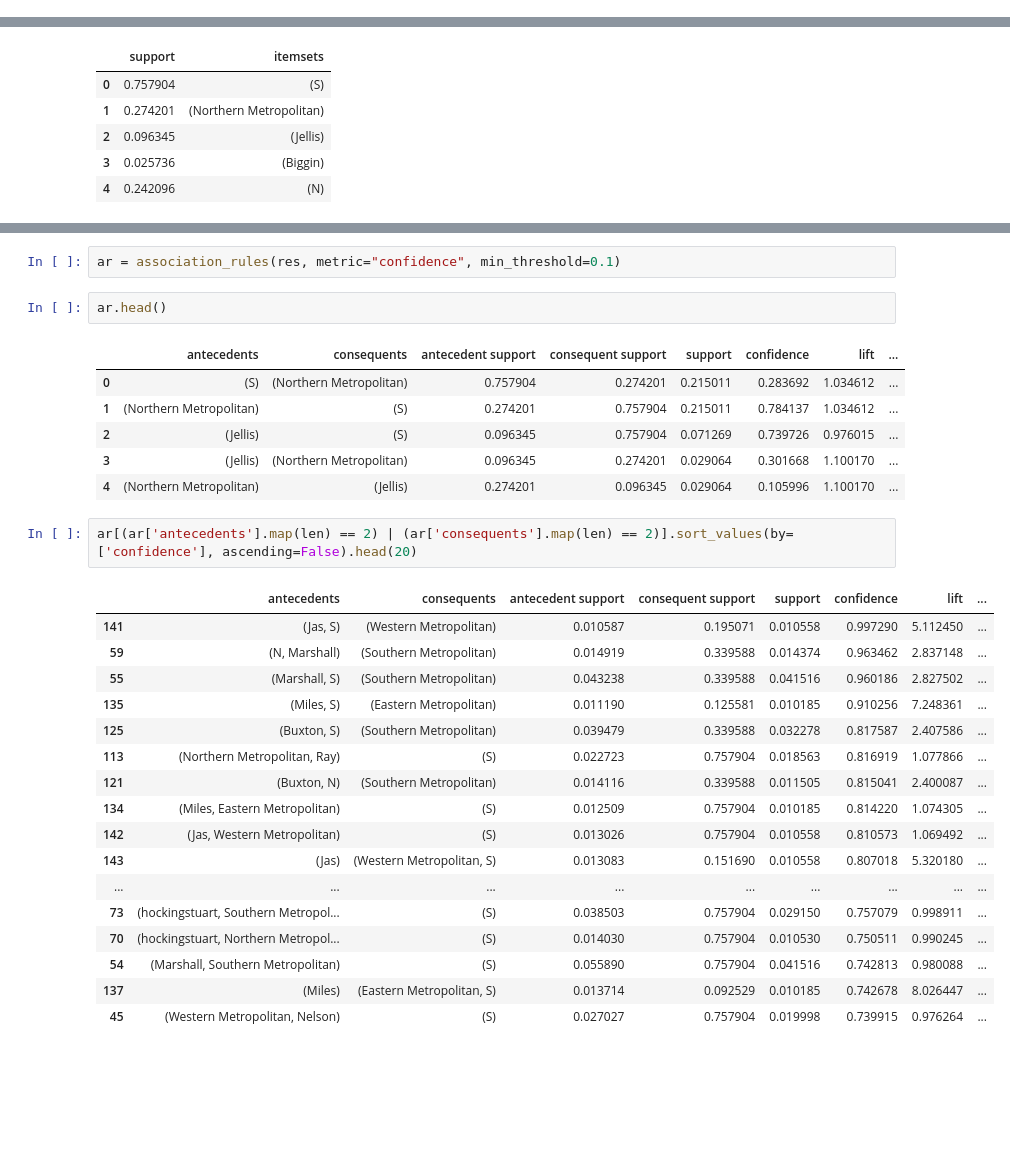
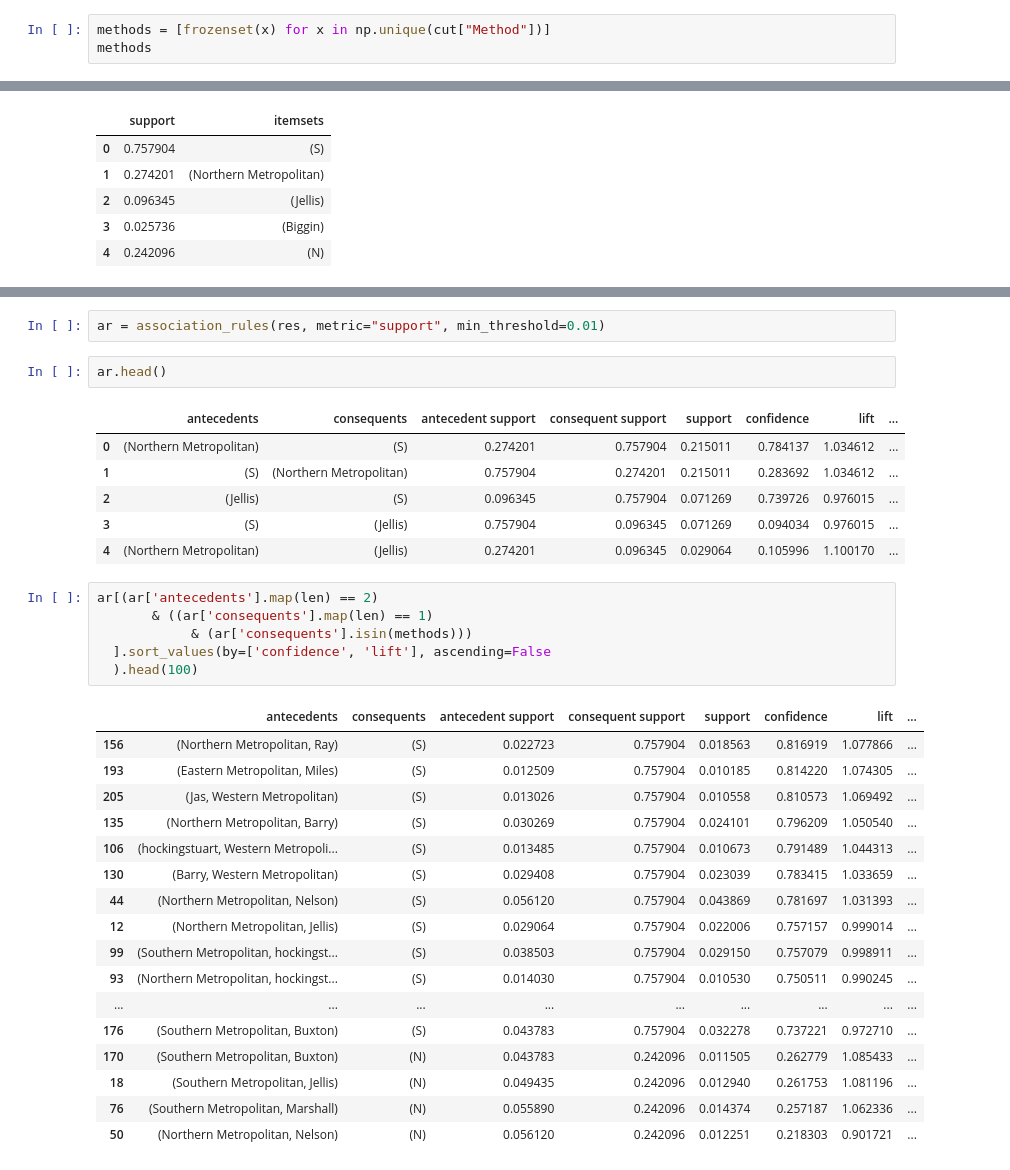
Before and after one commit to knoexus/swansea-M35-bddm, a Jupyter notebook: cw2/Association.ipynb, the cells around one changed output, grey strips where cells are left out. Drawn from its saved outputs; the diff is of its cells as text; blank space fills up the shorter version.

```diff
--- a/cw2/Association.ipynb
+++ b/cw2/Association.ipynb
@@ -46,3 +46,6 @@ print(np.unique(cut["Method"]))
 ['PI' 'PN' 'S' 'SA' 'SN' 'SP' 'SS' 'VB' 'W']
 # %%
 cut["Method"] = cut["Method"].apply(lambda x: 'S' if x.startswith('S') else 'N')
+# %%
+methods = [frozenset(x) for x in np.unique(cut["Method"])]
+methods
@@ -95,31 +100,35 @@ res[res['itemsets'].map(len) == 3].sort_values(by=['support'], ascending=False)
 # %%
-ar = association_rules(res, metric="confidence", min_threshold=0.1)
+ar = association_rules(res, metric="support", min_threshold=0.01)
 # %%
 ar.head()
 # %% [output]
 |  | antecedents | consequents | antecedent support | consequent support | support | confidence | lift | ... |
-| 0 | (S) | (Northern Metropolitan) | 0.757904 | 0.274201 | 0.215011 | 0.283692 | 1.034612 | ... |
-| 1 | (Northern Metropolitan) | (S) | 0.274201 | 0.757904 | 0.215011 | 0.784137 | 1.034612 | ... |
+| 0 | (Northern Metropolitan) | (S) | 0.274201 | 0.757904 | 0.215011 | 0.784137 | 1.034612 | ... |
+| 1 | (S) | (Northern Metropolitan) | 0.757904 | 0.274201 | 0.215011 | 0.283692 | 1.034612 | ... |
 | 2 | (Jellis) | (S) | 0.096345 | 0.757904 | 0.071269 | 0.739726 | 0.976015 | ... |
-| 3 | (Jellis) | (Northern Metropolitan) | 0.096345 | 0.274201 | 0.029064 | 0.301668 | 1.100170 | ... |
+| 3 | (S) | (Jellis) | 0.757904 | 0.096345 | 0.071269 | 0.094034 | 0.976015 | ... |
 | 4 | (Northern Metropolitan) | (Jellis) | 0.274201 | 0.096345 | 0.029064 | 0.105996 | 1.100170 | ... |
 # %%
-ar[(ar['antecedents'].map(len) == 2) | (ar['consequents'].map(len) == 2)].sort_values(by=['confidence'], ascending=False).head(20)
+ar[(ar['antecedents'].map(len) == 2)
+       & ((ar['consequents'].map(len) == 1)
+            & (ar['consequents'].isin(methods)))
+  ].sort_values(by=['confidence', 'lift'], ascending=False
+  ).head(100)
 # %% [output]
 |  | antecedents | consequents | antecedent support | consequent support | support | confidence | lift | ... |
-| 141 | (Jas, S) | (Western Metropolitan) | 0.010587 | 0.195071 | 0.010558 | 0.997290 | 5.112450 | ... |
-| 59 | (N, Marshall) | (Southern Metropolitan) | 0.014919 | 0.339588 | 0.014374 | 0.963462 | 2.837148 | ... |
-| 55 | (Marshall, S) | (Southern Metropolitan) | 0.043238 | 0.339588 | 0.041516 | 0.960186 | 2.827502 | ... |
-| 135 | (Miles, S) | (Eastern Metropolitan) | 0.011190 | 0.125581 | 0.010185 | 0.910256 | 7.248361 | ... |
-| 125 | (Buxton, S) | (Southern Metropolitan) | 0.039479 | 0.339588 | 0.032278 | 0.817587 | 2.407586 | ... |
-| 113 | (Northern Metropolitan, Ray) | (S) | 0.022723 | 0.757904 | 0.018563 | 0.816919 | 1.077866 | ... |
-| 121 | (Buxton, N) | (Southern Metropolitan) | 0.014116 | 0.339588 | 0.011505 | 0.815041 | 2.400087 | ... |
-| 134 | (Miles, Eastern Metropolitan) | (S) | 0.012509 | 0.757904 | 0.010185 | 0.814220 | 1.074305 | ... |
-| 142 | (Jas, Western Metropolitan) | (S) | 0.013026 | 0.757904 | 0.010558 | 0.810573 | 1.069492 | ... |
-| 143 | (Jas) | (Western Metropolitan, S) | 0.013083 | 0.151690 | 0.010558 | 0.807018 | 5.320180 | ... |
+| 156 | (Northern Metropolitan, Ray) | (S) | 0.022723 | 0.757904 | 0.018563 | 0.816919 | 1.077866 | ... |
+| 193 | (Eastern Metropolitan, Miles) | (S) | 0.012509 | 0.757904 | 0.010185 | 0.814220 | 1.074305 | ... |
+| 205 | (Jas, Western Metropolitan) | (S) | 0.013026 | 0.757904 | 0.010558 | 0.810573 | 1.069492 | ... |
+| 135 | (Northern Metropolitan, Barry) | (S) | 0.030269 | 0.757904 | 0.024101 | 0.796209 | 1.050540 | ... |
+| 106 | (hockingstuart, Western Metropoli... | (S) | 0.013485 | 0.757904 | 0.010673 | 0.791489 | 1.044313 | ... |
+| 130 | (Barry, Western Metropolitan) | (S) | 0.029408 | 0.757904 | 0.023039 | 0.783415 | 1.033659 | ... |
+| 44 | (Northern Metropolitan, Nelson) | (S) | 0.056120 | 0.757904 | 0.043869 | 0.781697 | 1.031393 | ... |
+| 12 | (Northern Metropolitan, Jellis) | (S) | 0.029064 | 0.757904 | 0.022006 | 0.757157 | 0.999014 | ... |
+| 99 | (Southern Metropolitan, hockingst... | (S) | 0.038503 | 0.757904 | 0.029150 | 0.757079 | 0.998911 | ... |
+| 93 | (Northern Metropolitan, hockingst... | (S) | 0.014030 | 0.757904 | 0.010530 | 0.750511 | 0.990245 | ... |
 | ... | ... | ... | ... | ... | ... | ... | ... | ... |
-| 73 | (hockingstuart, Southern Metropol... | (S) | 0.038503 | 0.757904 | 0.029150 | 0.757079 | 0.998911 | ... |
-| 70 | (hockingstuart, Northern Metropol... | (S) | 0.014030 | 0.757904 | 0.010530 | 0.750511 | 0.990245 | ... |
-| 54 | (Marshall, Southern Metropolitan) | (S) | 0.055890 | 0.757904 | 0.041516 | 0.742813 | 0.980088 | ... |
-| 137 | (Miles) | (Eastern Metropolitan, S) | 0.013714 | 0.092529 | 0.010185 | 0.742678 | 8.026447 | ... |
-| 45 | (Western Metropolitan, Nelson) | (S) | 0.027027 | 0.757904 | 0.019998 | 0.739915 | 0.976264 | ... |
+| 176 | (Southern Metropolitan, Buxton) | (S) | 0.043783 | 0.757904 | 0.032278 | 0.737221 | 0.972710 | ... |
+| 170 | (Southern Metropolitan, Buxton) | (N) | 0.043783 | 0.242096 | 0.011505 | 0.262779 | 1.085433 | ... |
+| 18 | (Southern Metropolitan, Jellis) | (N) | 0.049435 | 0.242096 | 0.012940 | 0.261753 | 1.081196 | ... |
+| 76 | (Southern Metropolitan, Marshall) | (N) | 0.055890 | 0.242096 | 0.014374 | 0.257187 | 1.062336 | ... |
+| 50 | (Northern Metropolitan, Nelson) | (N) | 0.056120 | 0.242096 | 0.012251 | 0.218303 | 0.901721 | ... |
```
Also changed, not shown: parts of 2 cells of this notebook, 2 other files.
